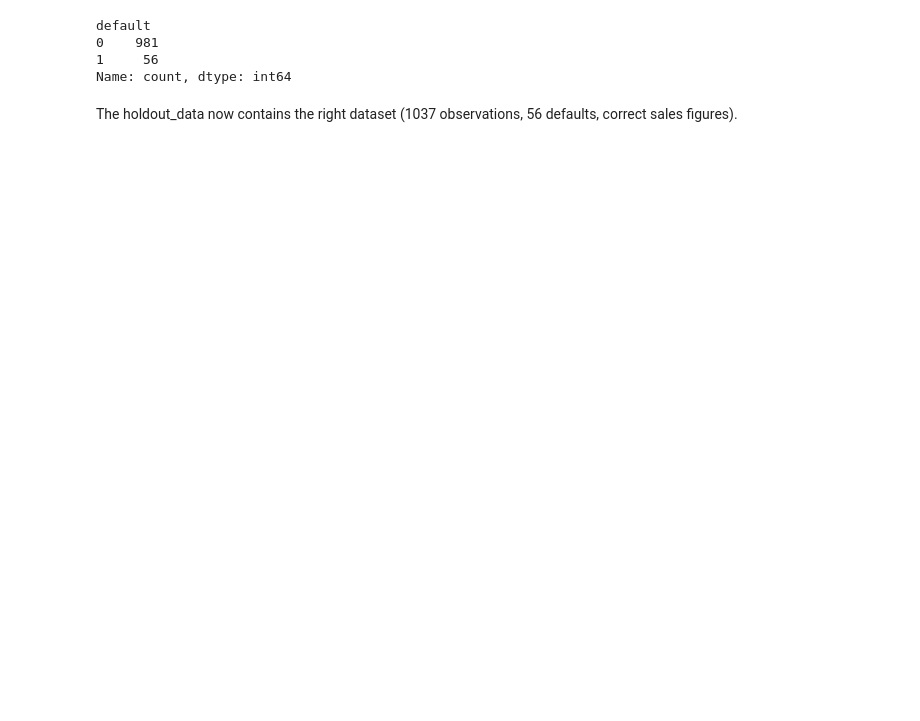
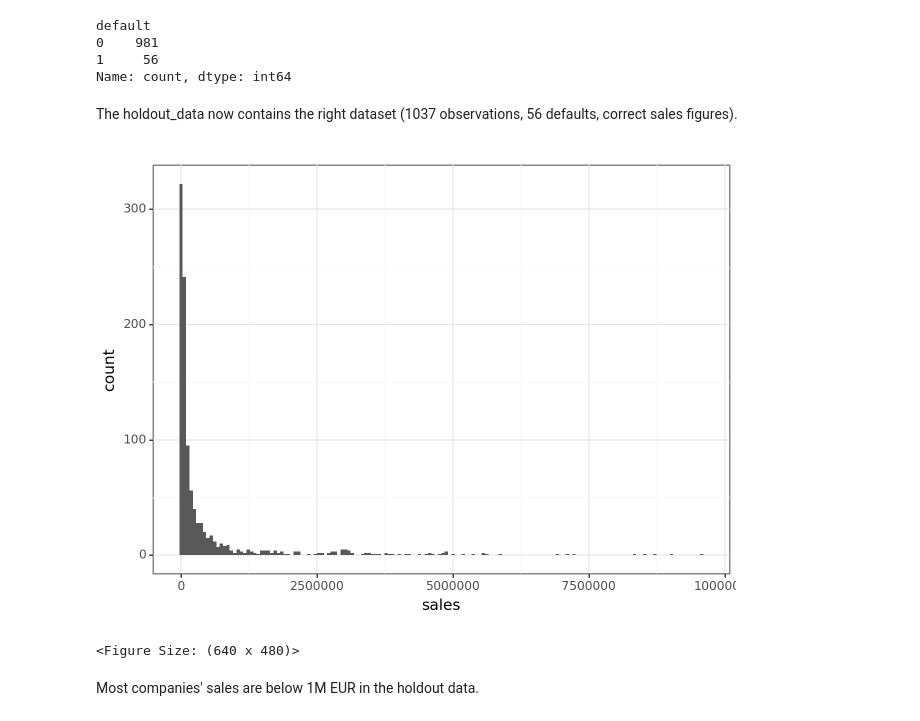
Before and after one commit to balint-thaler/DA3-Assingment-3, a Jupyter notebook: Assignment3.ipynb, the cells around one changed output. Cells and saved outputs as stored; diff of their text form; code cells hidden in the pictures; blank space fills up the shorter version.

```diff
--- a/Assignment3.ipynb
+++ b/Assignment3.ipynb
@@ -81,0 +102,21 @@ raw_data["default"] = (
+# %%
+# assets can't be negative. Change them to 0 and add a flag.
+raw_data["flag_asset_problem"] = np.where(
+    (
+        (raw_data["intang_assets"] < 0)
+        | (raw_data["curr_assets"] < 0)
+        | (raw_data["fixed_assets"] < 0)
+    ),
+    1,
+    0,
+)
+raw_data["flag_asset_problem"] = np.where(
+    (
+        (raw_data["intang_assets"].isna())
+        | (raw_data["curr_assets"].isna())
+        | (raw_data["fixed_assets"].isna())
+    ),
+    np.nan,
+    raw_data["flag_asset_problem"],
+)
+raw_data.groupby("flag_asset_problem").count()["comp_id"]
@@ -81,0 +128,12 @@ raw_data["default"] = (
+# %%
+# impute with 0 for asset problems
+
+raw_data["intang_assets"] = np.where(raw_data["intang_assets"] < 0, 0, raw_data["intang_assets"])
+raw_data["curr_assets"] = np.where(raw_data["curr_assets"] < 0, 0, raw_data["curr_assets"])
+raw_data["fixed_assets"] = np.where(raw_data["fixed_assets"] < 0, 0, raw_data["fixed_assets"])
+# %%
+# generate total assets
+raw_data["total_assets_bs"] = (
+    raw_data["intang_assets"] + raw_data["curr_assets"] + raw_data["fixed_assets"]
+)
+round(raw_data["total_assets_bs"].describe(), 3)
@@ -82,3 +177,11 @@ raw_data["default"] = (
+# %%
+# imputing labor_avg and dropping original column
+
+raw_data["labor_avg_mod"] = np.where(
+    raw_data["labor_avg"].isna(), raw_data["labor_avg"].mean(), raw_data["labor_avg"]
+)
+raw_data["flag_miss_labor_avg"] = (raw_data["labor_avg"].isna()).astype(int)
+raw_data = raw_data.drop(['labor_avg'], axis=1)
 # %%
 holdout_data = raw_data[raw_data["ind2"] == 26]
 holdout_data
@@ -137,3 +240,10 @@ default
 Name: count, dtype: int64
 # %% [markdown]
 The holdout_data now contains the right dataset (1037 observations, 56 defaults, correct sales figures).
+# %%
+ggplot(holdout_data, aes("sales")) + geom_histogram() + theme_bw()
+# %% [output]
+[figure, added]
+<Figure Size: (640 x 480)>
+# %% [markdown]
+Most companies' sales are below 1M EUR in the holdout data.
```
Also changed, not shown: parts of 29 cells of this notebook.
